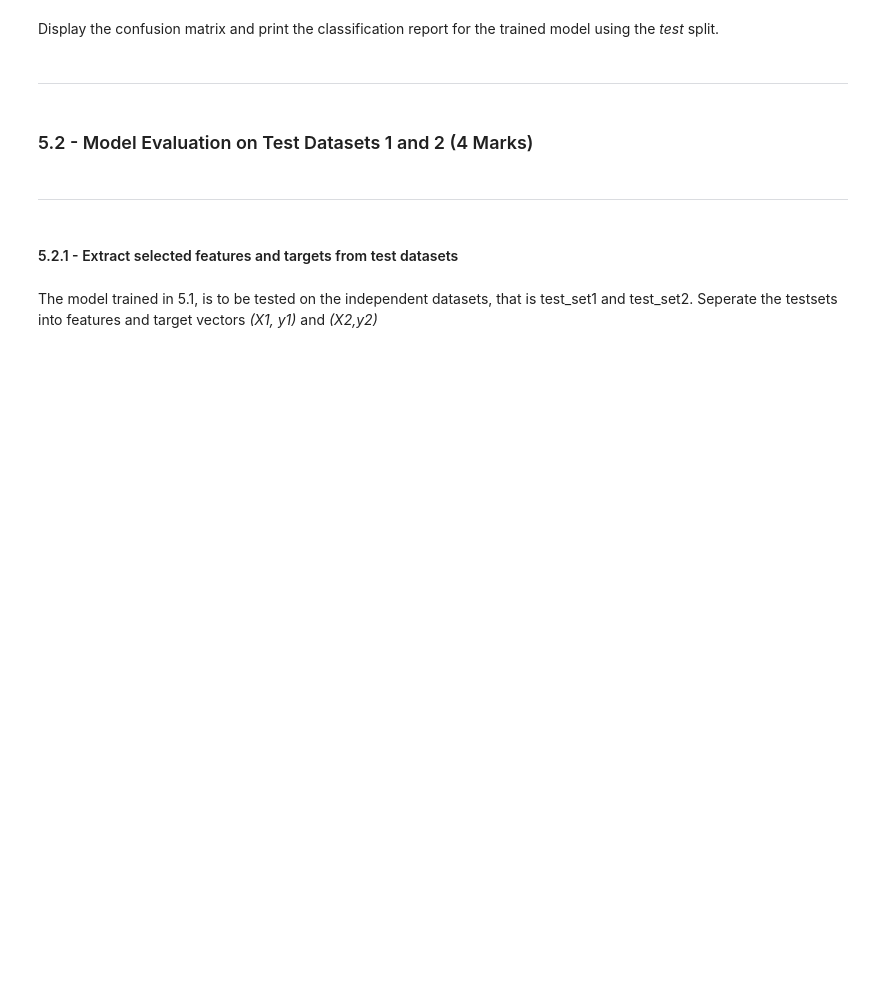
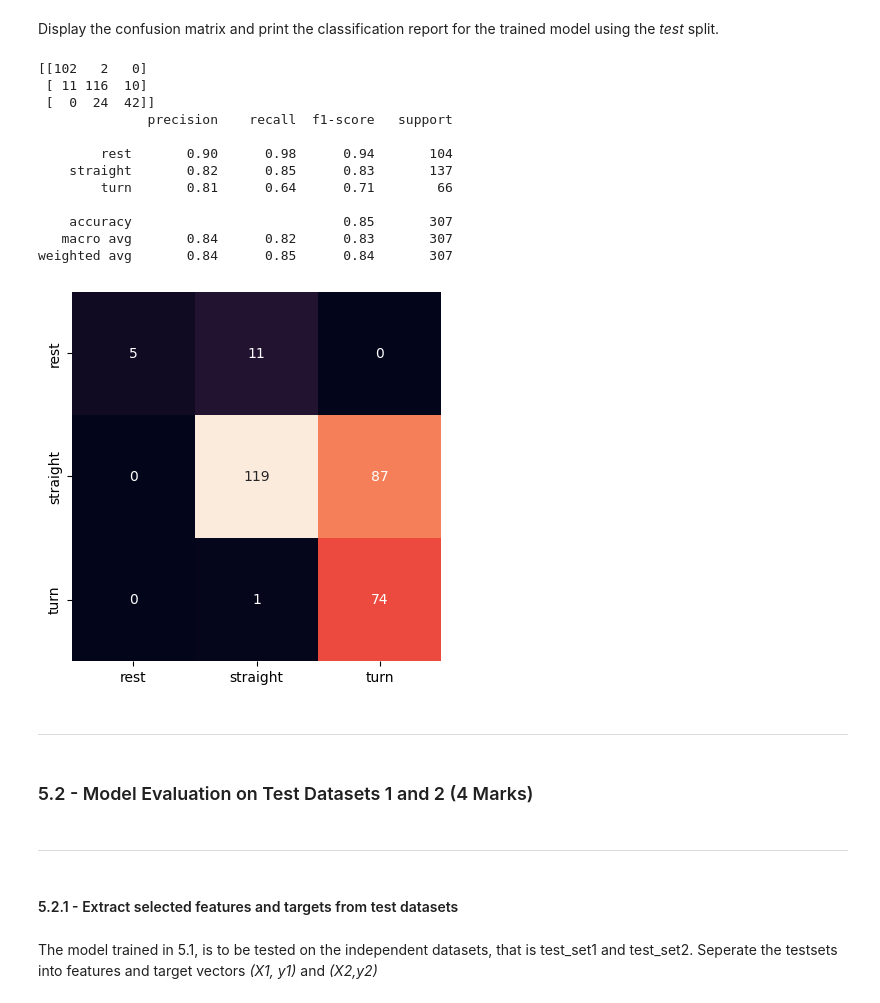
Before and after one commit to AnthonyKelly8/engg680_2024_fall, a Jupyter notebook: Lab_Assignment4/Assignment 4.ipynb, the cells around one changed output. Drawn from its saved outputs; the diff is of its cells as text; code cells hidden in the pictures; blank space fills up the shorter version.

```diff
--- a/Lab_Assignment4/Assignment 4.ipynb
+++ b/Lab_Assignment4/Assignment 4.ipynb
@@ -966,6 +1098,6 @@ X.head(2)
 # %%
 # TODO - Load motion_state column (target vector) into y
-# y =
+y = cv_set['motion_state']
 # %% [markdown]
 ___
 # %% [markdown]
@@ -974,16 +1106,28 @@ ___
 Similar to the steps from **1.2.2** and perform model training and tuning using for the model selected. Perform the `train_test_split`, initiate a `Pipeline`, then define the *Parameters* for `GridSearchCV`. Finally, perfrom the grid search.
 # %%
 # TODO - Perform train/test split
+
+X_train, X_test, y_train, y_test = train_test_split(X, y, test_size=0.2, random_state=42)
 # %%
 # Perform any missing imports
 
+from sklearn.neural_network import MLPClassifier
+
 # TODO - Initiate the pipeline
 # (1 mark)
-# pipe =
+
+pipe = Pipeline([('scaler', StandardScaler()), ('mlp', MLPClassifier())])
 # %%
 # TODO - Define the parameter grid for your model
 # (3 marks)
-# param_grid =
+
+param_grid = {
+    'mlp__hidden_layer_sizes': [(50,), (100,), (50, 50)],
+    'mlp__activation': ['relu', 'tanh'],
+    'mlp__solver': ['adam', 'sgd'],
+    'mlp__alpha': [0.0001, 0.001, 0.01],
+    'mlp__learning_rate': ['constant', 'adaptive']
+}
 # %%
 # TODO - Perform the grid search
 grid = GridSearchCV(pipe, param_grid, cv=5, scoring='accuracy', return_train_score=True)
@@ -1012,3 +1171,25 @@ Display the confusion matrix and print the classification report for the trained
+# %%
+# TODO - Display confusion matrix and print classification report
+
+sns.heatmap(conf_mat, xticklabels=['rest', 'straight', 'turn'],  yticklabels=['rest', 'straight', 'turn'], square=True, annot=True, cbar=False, fmt='d')
+y_pred = grid.predict(X_test)
+conf_matrix = confusion_matrix(y_test, y_pred)
+print(conf_matrix)
+print(classification_report(y_test, y_pred))
+# %% [output]
+[[102   2   0]
+ [ 11 116  10]
+ [  0  24  42]]
+              precision    recall  f1-score   support
+
+        rest       0.90      0.98      0.94       104
+    straight       0.82      0.85      0.83       137
+        turn       0.81      0.64      0.71        66
+
+    accuracy                           0.85       307
+   macro avg       0.84      0.82      0.83       307
+weighted avg       0.84      0.85      0.84       307
+[figure, added]
 # %% [markdown]
 ___
 # %% [markdown]
```
Also changed, not shown: parts of 30 cells of this notebook.
